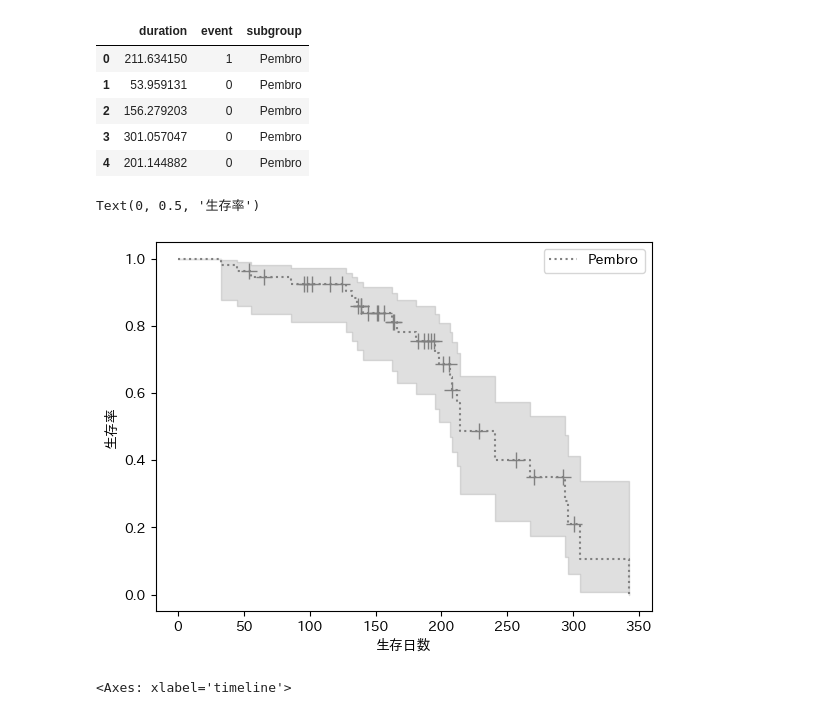
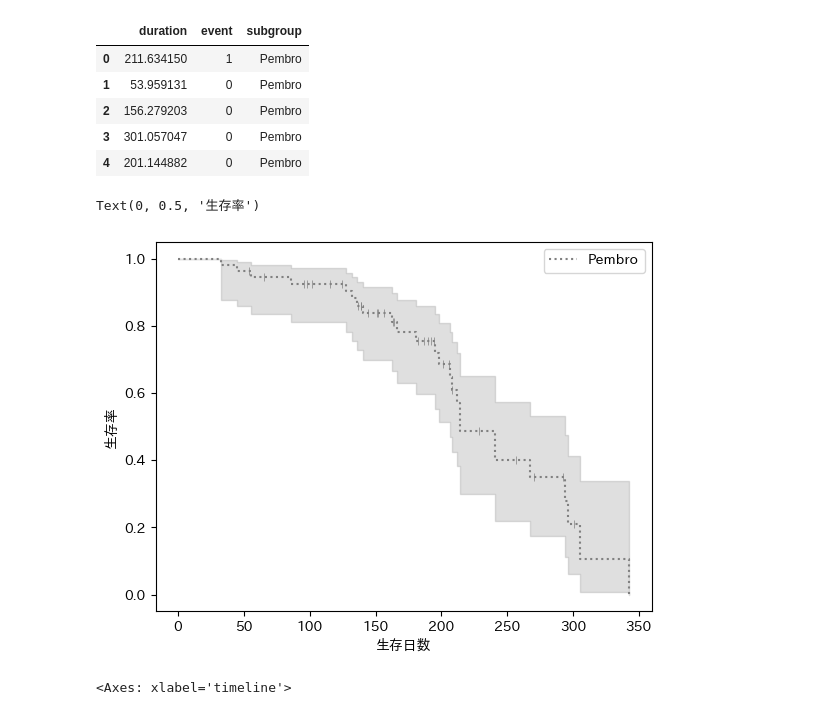
Before and after one commit to oceanvntp/KaplanMeier_curve_app, a Jupyter notebook: 設計用.ipynb, the cells around one changed output. Saved outputs shown, nothing was run; the diff lists cells and outputs as text; code cells hidden in the pictures.

```diff
--- a/設計用.ipynb
+++ b/設計用.ipynb
@@ -18,14 +18,14 @@ style_list = ['solid', 'dashed', 'dashdot', 'dotted']
 # %%
 pem = df_e[df_e['subgroup']=='Pembro']
 kmf = KaplanMeierFitter()
 kmf.fit(durations=pem.duration, event_observed=pem.event, label='Pembro')
-kmf.plot(show_censors=True, ci_show=True,color='gray', linestyle='dotted')
+kmf.plot(show_censors=True, ci_show=True,color='gray', linestyle='dotted', censor_styles={"marker": "|", "ms": 6, "mew": 0.5})
 
 plt.xlabel('生存日数')
 plt.ylabel('生存率')
 # %% [output]
 Text(0, 0.5, '生存率')
-[figure, old version]
+[figure, new version]
 # %%
 event = 1 - pem.event.values
 # %%
```
Also changed, not shown: 1 other file.
